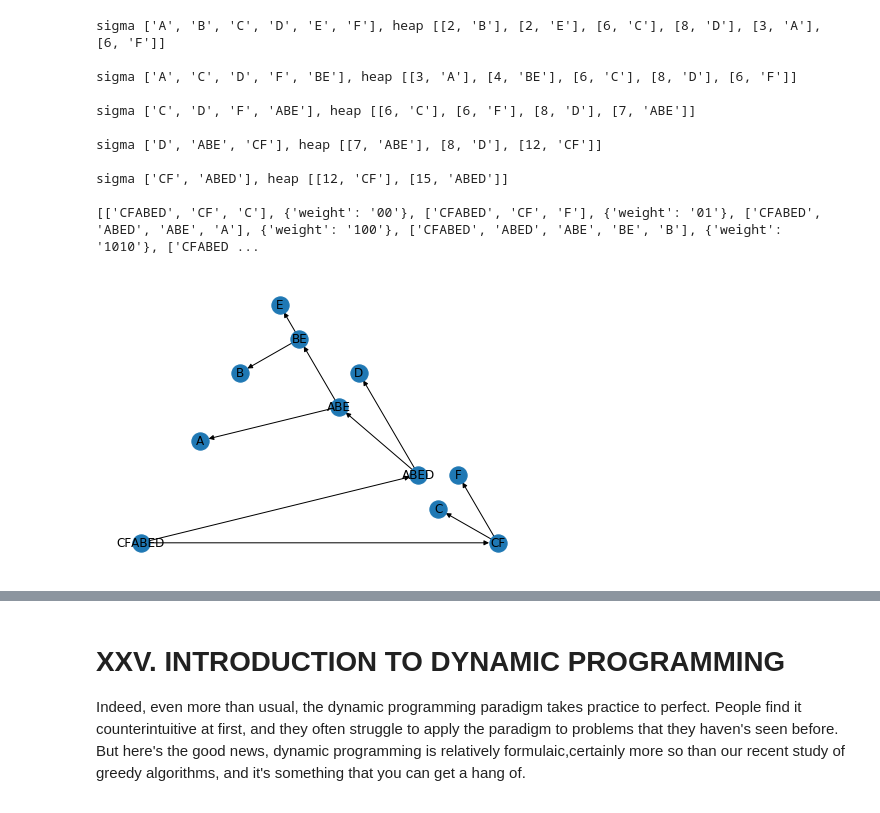
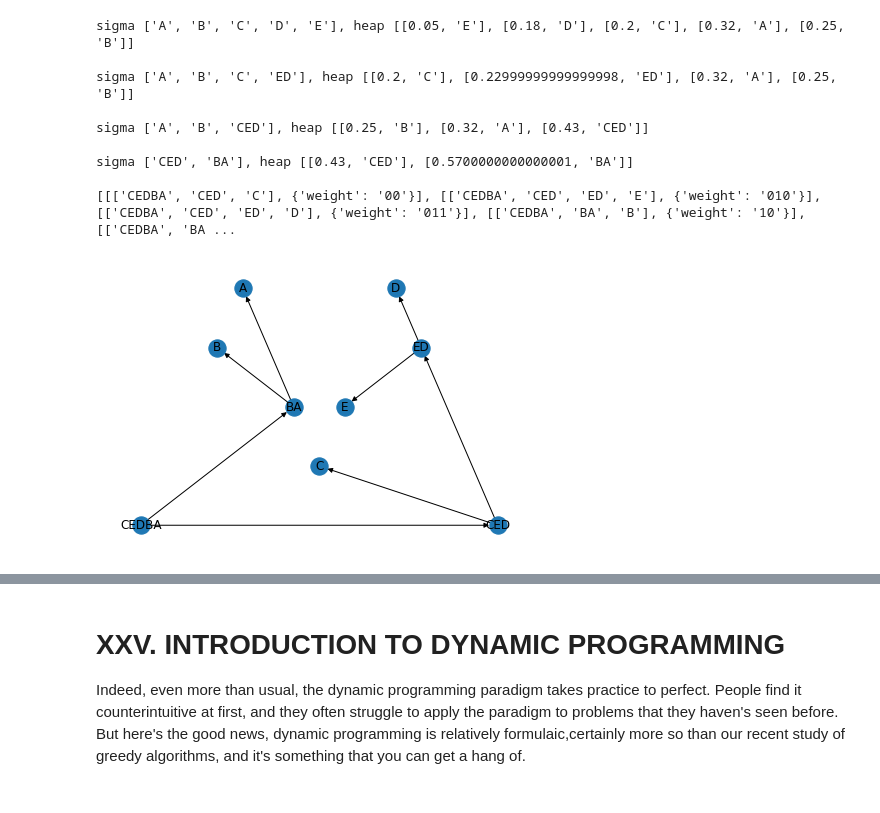
Before and after one commit to aishwarya34/AlgorithmsIlluminated, a Jupyter notebook: C3W3_24HUFFMAN_CODES_25_DYNAMIC_PROGRAMMING.ipynb, the cells around one changed output, grey strips where cells are left out. Cells and saved outputs as stored; diff of their text form; code cells hidden in the pictures.

```diff
--- a/C3W3_24HUFFMAN_CODES_25_DYNAMIC_PROGRAMMING.ipynb
+++ b/C3W3_24HUFFMAN_CODES_25_DYNAMIC_PROGRAMMING.ipynb
@@ -109,41 +109,41 @@ def huffmans_code(sigma, heap):
     heapq.heappush(heap,[p_ab, meta_symbol])
     T = huffmans_code(sigma, heap)
     T.add_weighted_edges_from([(meta_symbol, smallest[1], 0), (meta_symbol, smallest2[1], 1)])
     return T
 
 
 def huffmans_code_heap(sigma, weight):
     input_dict = {sigma[i] : weight[i] for i in range(len(sigma))}
     heap = [[value, key] for key,value in input_dict.items()]
     heapq.heapify(heap)
     T = huffmans_code(sigma, heap)
     nx.draw_planar(T, with_labels = True)
     roots = (v for v, d in T.in_degree() if d == 0)
     leaves = [v for v, d in T.out_degree() if d == 0]
     all_paths = []
     for root in roots:
         paths = nx.all_simple_paths(T, root, leaves)
         for path in paths:
             pathcode = ''
             for i in range(len(list(path))-1):
                 pathcode += str(T[path[i]][path[i+1]]['weight'])
-            all_paths.extend([path, {'weight': pathcode}])
+            all_paths.extend([[path, {'weight': pathcode}]])
     print(all_paths)
+    return all_paths
 
 
 #huffmans_code_heap(['A', 'B'], [3, 2])
-huffmans_code_heap(['A', 'B', 'C', 'D', 'E', 'F'], [3, 2, 6, 8, 2, 6])
+#output = huffmans_code_heap(['A', 'B', 'C', 'D', 'E', 'F'], [3, 2, 6, 8, 2, 6])
+output = huffmans_code_heap(['A', 'B', 'C', 'D', 'E'], [0.32, 0.25, 0.2, 0.18, 0.05])
 # %% [output]
-sigma ['A', 'B', 'C', 'D', 'E', 'F'], heap [[2, 'B'], [2, 'E'], [6, 'C'], [8, 'D'], [3, 'A'], [6, 'F']]
+sigma ['A', 'B', 'C', 'D', 'E'], heap [[0.05, 'E'], [0.18, 'D'], [0.2, 'C'], [0.32, 'A'], [0.25, 'B']]
 
-sigma ['A', 'C', 'D', 'F', 'BE'], heap [[3, 'A'], [4, 'BE'], [6, 'C'], [8, 'D'], [6, 'F']]
+sigma ['A', 'B', 'C', 'ED'], heap [[0.2, 'C'], [0.22999999999999998, 'ED'], [0.32, 'A'], [0.25, 'B']]
 
-sigma ['C', 'D', 'F', 'ABE'], heap [[6, 'C'], [6, 'F'], [8, 'D'], [7, 'ABE']]
+sigma ['A', 'B', 'CED'], heap [[0.25, 'B'], [0.32, 'A'], [0.43, 'CED']]
 
-sigma ['D', 'ABE', 'CF'], heap [[7, 'ABE'], [8, 'D'], [12, 'CF']]
+sigma ['CED', 'BA'], heap [[0.43, 'CED'], [0.5700000000000001, 'BA']]
 
-sigma ['CF', 'ABED'], heap [[12, 'CF'], [15, 'ABED']]
-
-[['CFABED', 'CF', 'C'], {'weight': '00'}, ['CFABED', 'CF', 'F'], {'weight': '01'}, ['CFABED', 'ABED', 'ABE', 'A'], {'weight': '100'}, ['CFABED', 'ABED', 'ABE', 'BE', 'B'], {'weight': '1010'}, ['CFABED ...
+[[['CEDBA', 'CED', 'C'], {'weight': '00'}], [['CEDBA', 'CED', 'ED', 'E'], {'weight': '010'}], [['CEDBA', 'CED', 'ED', 'D'], {'weight': '011'}], [['CEDBA', 'BA', 'B'], {'weight': '10'}], [['CEDBA', 'BA ...
-[figure, old version]
+[figure, new version]
 # %%
```
Also changed, not shown: parts of 8 cells of this notebook.
